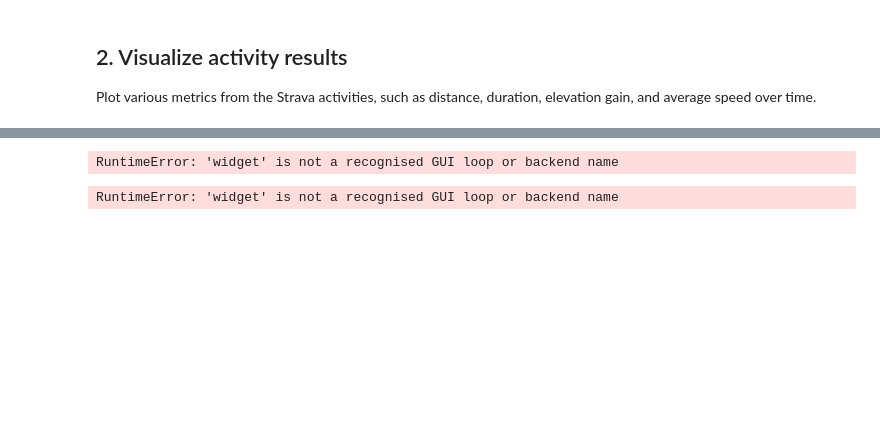
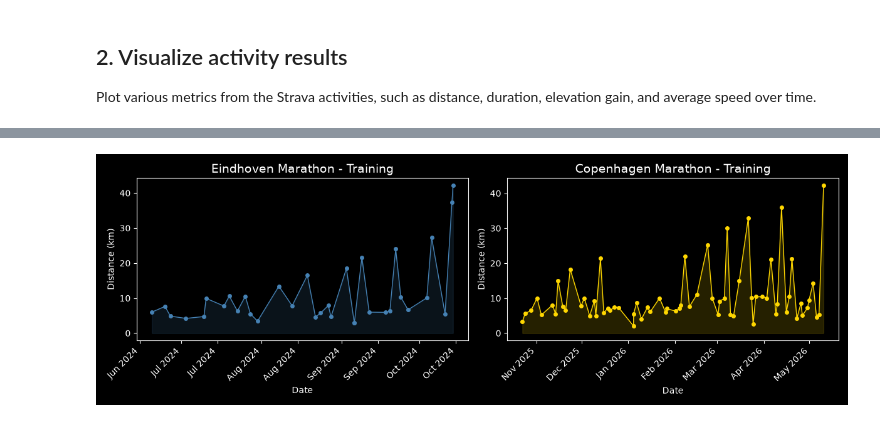
Before and after one commit to PersiFederico/SportAnalytics, a Jupyter notebook: Strava_Analytics.ipynb, the cells around one changed output, grey strips where cells are left out. Drawn from its saved outputs; the diff is of its cells as text; code cells hidden in the pictures; blank space fills up the shorter version.

Commit message:
Added marathon training trajectory comparisons and started on ML based training recommendation script

```diff
--- a/Strava_Analytics.ipynb
+++ b/Strava_Analytics.ipynb
@@ -104,51 +152,20 @@ plt.show()
-# %%
-%matplotlib widget
-import matplotlib.pyplot as plt
-import matplotlib.dates as mdates
-import mplcursors
-
-runs = (df[(df["activity_type"] == "Run")]
-        .dropna(subset=["distance"])
-        .sort_values("start_date"))
-
-fig, ax = plt.subplots(figsize=(12, 4))
-line, = ax.plot(runs["start_date"], runs["distance"], marker="o", linewidth=1, markersize=4, color="steelblue")
-ax.fill_between(runs["start_date"], runs["distance"], alpha=0.15, color="steelblue")
-
-ax.set_title("Distance Run Over Time", fontsize=14)
-ax.set_xlabel("Date")
-ax.set_ylabel("Distance (km)")
-ax.xaxis.set_major_formatter(mdates.DateFormatter("%b %Y"))
-ax.xaxis.set_major_locator(mdates.AutoDateLocator())
-plt.xticks(rotation=45, ha="right")
-plt.tight_layout()
-
-cursor = mplcursors.cursor(line, hover=False)
-
-@cursor.connect("add")
-def on_add(sel):
-    idx = sel.index
-    row = runs.iloc[idx]
-    sel.annotation.set_text(
-        f"{row['start_date'].strftime('%d %b %Y')}\n"
-        f"Distance: {row['distance']:.1f} km\n"
-        f"Suffer Score: {row.get('suffer_score', 'N/A')}"
-    )
-# %% [output]
-RuntimeError: 'widget' is not a recognised GUI loop or backend name
 # %%
 %matplotlib widget
+import os
 import matplotlib.pyplot as plt
 import matplotlib.dates as mdates
 import mplcursors
 import pandas as pd
 
+FIGURES_DIR = r"C:\Users\persif\PycharmProjects\SportAnalytics\figures"
+os.makedirs(FIGURES_DIR, exist_ok=True)
+
 runs = (df[df["activity_type"] == "Run"]
         .dropna(subset=["distance"])
         .sort_values("start_date"))
 
-marathon1 = runs[(runs["start_date"] >= "2024-06-01") & (runs["start_date"] < "2024-10-31")]
-marathon2 = runs[(runs["start_date"] >= "2025-10-10") & (runs["start_date"] < "2026-05-31")]
+marathon1 = runs[(runs["start_date"] >= "2024-06-01") & (runs["start_date"] < "2024-10-14")]
+marathon2 = runs[(runs["start_date"] >= "2025-10-20") & (runs["start_date"] < "2026-05-11")]
 fig, (ax1, ax2) = plt.subplots(1, 2, figsize=(12, 4))
 
 cursors = []
@@ -158,31 +175,33 @@ for ax, data, title, color in [
     (ax2, marathon2, "Copenhagen Marathon - Training", "gold"),
 ]:
     line, = ax.plot(data["start_date"], data["distance"], marker="o", linewidth=1, markersize=4, color=color)
     ax.fill_between(data["start_date"], data["distance"], alpha=0.15, color=color)
     ax.set_title(title, fontsize=14)
     ax.set_xlabel("Date")
     ax.set_ylabel("Distance (km)")
     ax.xaxis.set_major_formatter(mdates.DateFormatter("%b %Y"))
     ax.xaxis.set_major_locator(mdates.AutoDateLocator())
     plt.setp(ax.get_xticklabels(), rotation=45, ha="right")
 
     cursor = mplcursors.cursor(line, hover=False)
     cursors.append(cursor)
     prev_sel = [None]
 
     @cursor.connect("add")
     def on_add(sel, d=data, p=prev_sel):
         if p[0] is not None:
             p[0].annotation.set_visible(False)
+            fig.canvas.draw_idle()
         p[0] = sel
         row = d.iloc[sel.index]
         sel.annotation.set_text(
             f"{row['start_date'].strftime('%d %b %Y')}\n"
             f"Distance: {row['distance']:.1f} km\n"
             f"Suffer Score: {row.get('suffer_score', 'N/A')}"
         )
 
 plt.tight_layout()
+fig.savefig(os.path.join(FIGURES_DIR, "marathon_training_comparison.png"), dpi=150)
 plt.show()
 # %% [output]
-RuntimeError: 'widget' is not a recognised GUI loop or backend name
+[figure, added]
```
Also changed, not shown: parts of 5 cells of this notebook, 2 other files.
